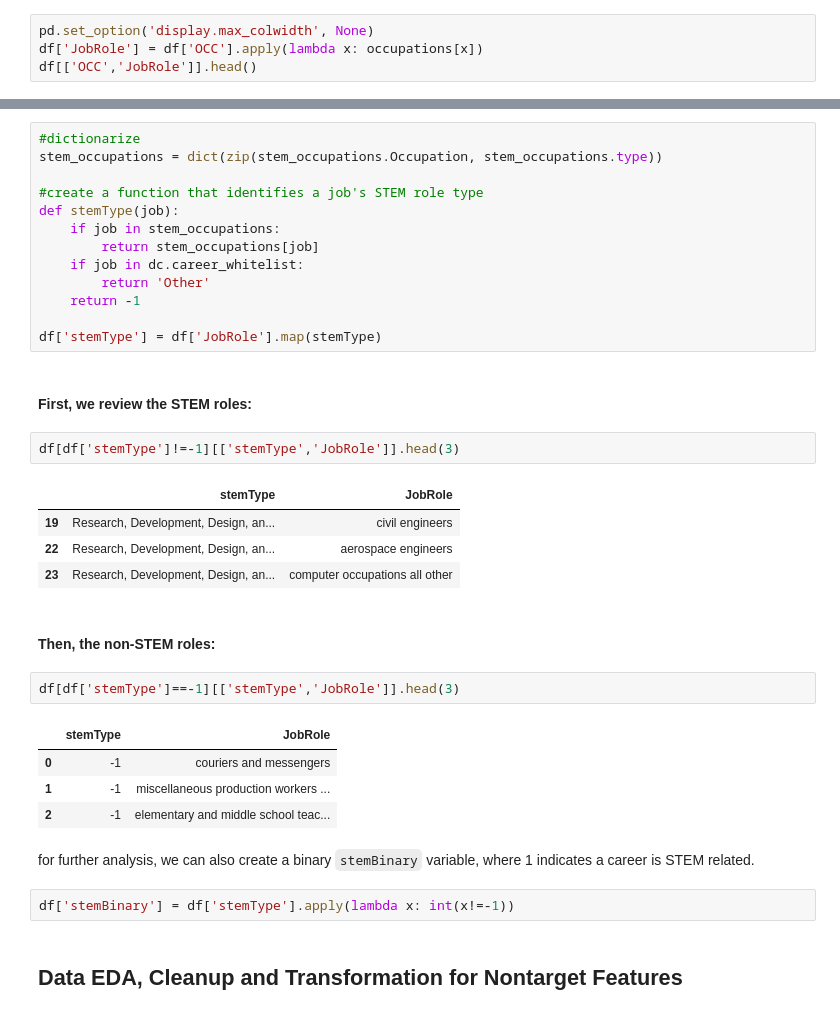
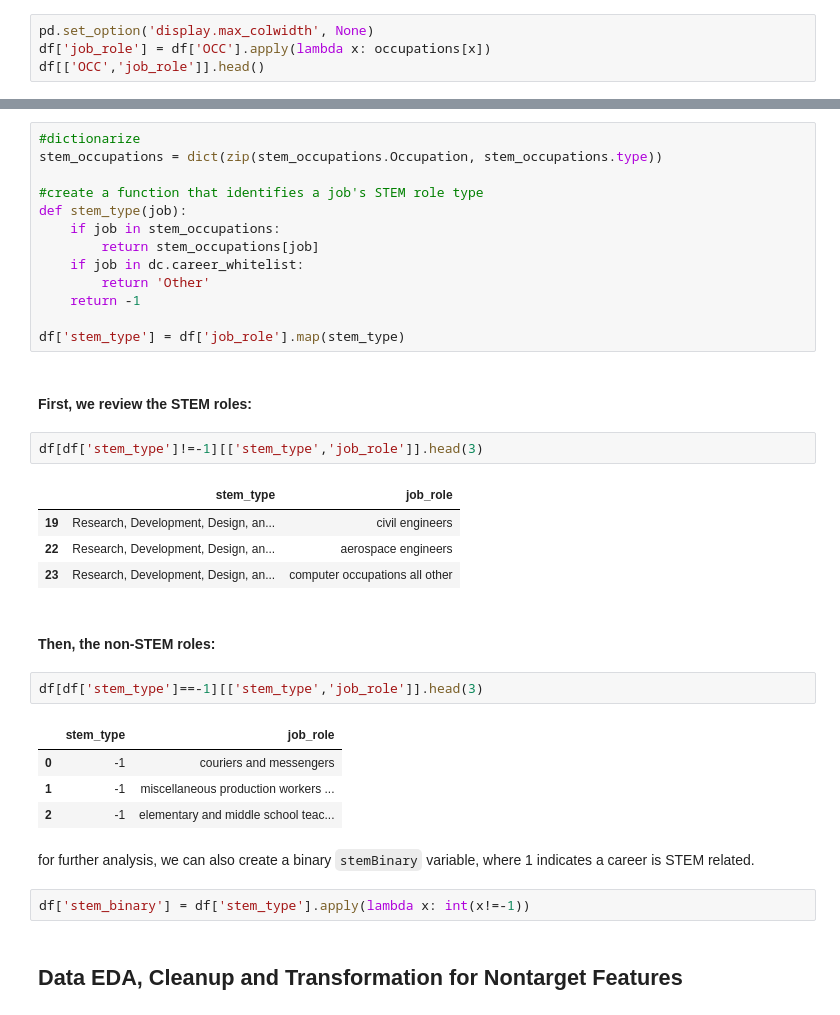
Before and after one commit to kayfilipp/HigherME, a Jupyter notebook: census_data/census_EDA.ipynb, the cells around one changed output, grey strips where cells are left out. Drawn from its saved outputs; the diff is of its cells as text.

```diff
--- a/census_data/census_EDA.ipynb
+++ b/census_data/census_EDA.ipynb
@@ -69,6 +69,6 @@ str(occupations)[0:100]+"..."
 Next, we map everyone's job role by using their OCC code.
 # %%
 pd.set_option('display.max_colwidth', None)
-df['JobRole'] = df['OCC'].apply(lambda x: occupations[x])
-df[['OCC','JobRole']].head()
+df['job_role'] = df['OCC'].apply(lambda x: occupations[x])
+df[['OCC','job_role']].head()
 # %% [output]
@@ -116,36 +116,36 @@ Although the O-net is relatively comprehensive, we also created a list of whitel
 stem_occupations = dict(zip(stem_occupations.Occupation, stem_occupations.type))
 
 #create a function that identifies a job's STEM role type
-def stemType(job):
+def stem_type(job):
     if job in stem_occupations:
         return stem_occupations[job]
     if job in dc.career_whitelist:
         return 'Other'
     return -1
 
-df['stemType'] = df['JobRole'].map(stemType)
+df['stem_type'] = df['job_role'].map(stem_type)
 # %% [markdown]
 #### First, we review the STEM roles:
 # %%
-df[df['stemType']!=-1][['stemType','JobRole']].head(3)
+df[df['stem_type']!=-1][['stem_type','job_role']].head(3)
 # %% [output]
-|  | stemType | JobRole |
+|  | stem_type | job_role |
 | 19 | Research, Development, Design, an... | civil engineers |
 | 22 | Research, Development, Design, an... | aerospace engineers |
 | 23 | Research, Development, Design, an... | computer occupations all other |
 # %% [markdown]
 #### Then, the non-STEM roles:
 # %%
-df[df['stemType']==-1][['stemType','JobRole']].head(3)
+df[df['stem_type']==-1][['stem_type','job_role']].head(3)
 # %% [output]
-|  | stemType | JobRole |
+|  | stem_type | job_role |
 | 0 | -1 | couriers and messengers |
 | 1 | -1 | miscellaneous production workers ... |
 | 2 | -1 | elementary and middle school teac... |
 # %% [markdown]
 for further analysis, we can also create a binary `stemBinary` variable, where 1 indicates a career is STEM related.
 # %%
-df['stemBinary'] = df['stemType'].apply(lambda x: int(x!=-1))
+df['stem_binary'] = df['stem_type'].apply(lambda x: int(x!=-1))
 # %% [markdown]
 ## Data EDA, Cleanup and Transformation for Nontarget Features
 # %% [markdown]
```
Also changed, not shown: parts of 31 cells of this notebook, 1 other file.
